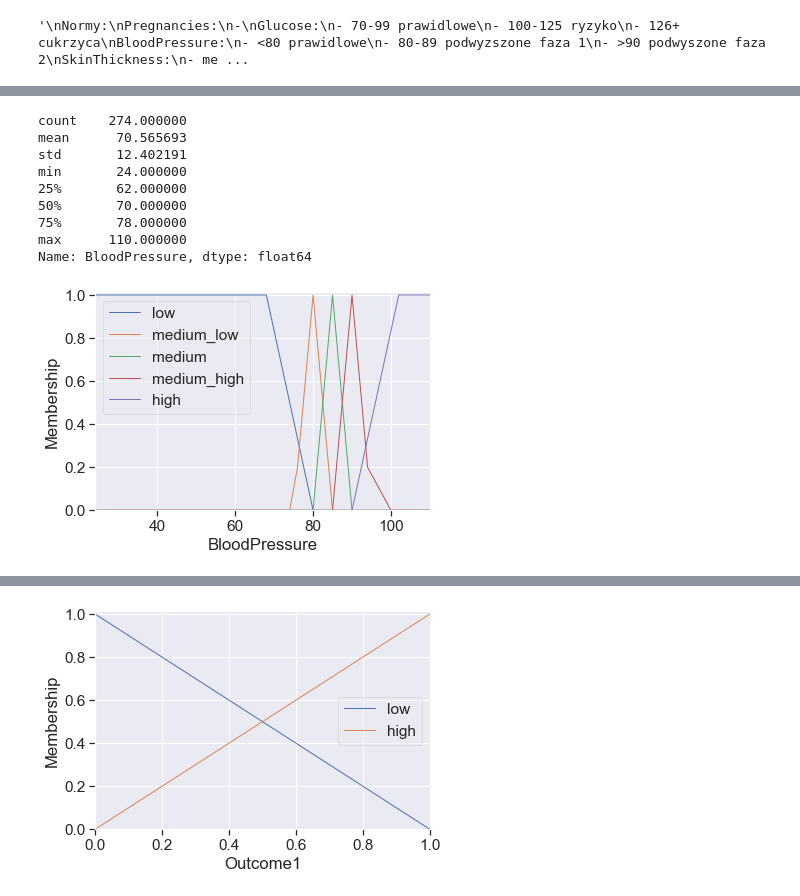
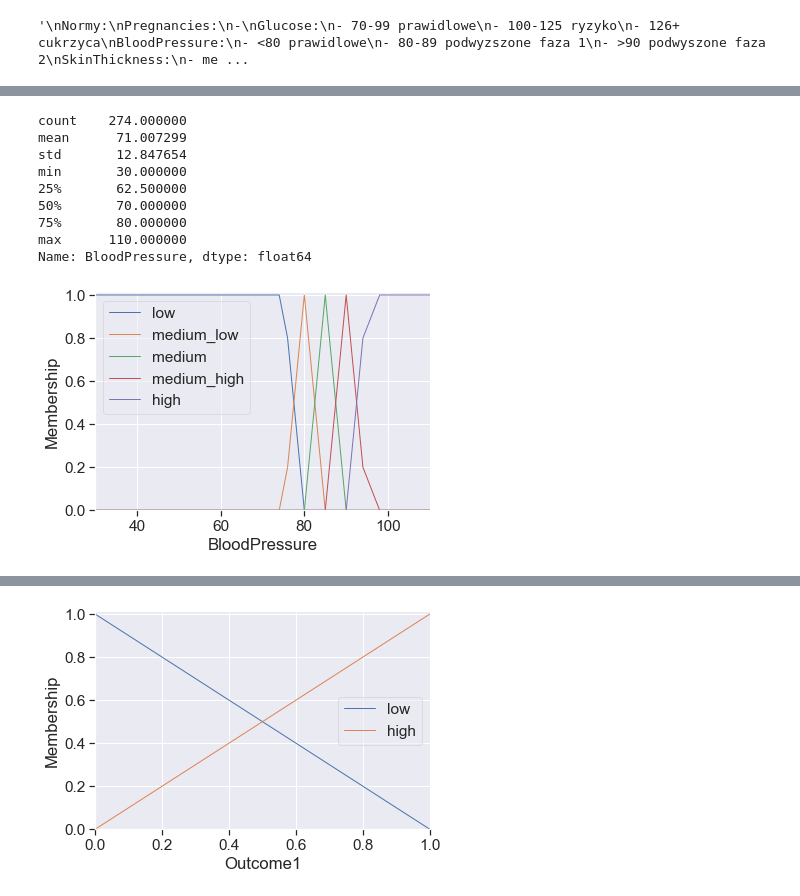
Before and after one commit to Domin8668/Projekt_SSI, a Jupyter notebook: fuzzy.ipynb, the cells around one changed output, grey strips where cells are left out. Drawn from its saved outputs; the diff is of its cells as text; code cells hidden in the pictures.

Commit message:
Changed some antecedent values

```diff
--- a/fuzzy.ipynb
+++ b/fuzzy.ipynb
@@ -167,26 +167,26 @@ max      197.000000
 Name: Glucose, dtype: float64
 [figure]
 # %%
-bloodpressure_data = training_data['BloodPressure']
-bloodpressure = ctrl.Antecedent(bloodpressure_data.sort_values(), 'BloodPressure')
-bloodpressure['low'] = fuzz.trapmf(bloodpressure.universe, [24, 24, 68, 80])
+bloodpressure_data = training_data['BloodPressure'].sort_values()
+bloodpressure = ctrl.Antecedent(bloodpressure_data, 'BloodPressure')
+bloodpressure['low'] = fuzz.trapmf(bloodpressure.universe, [24, 24, 75, 80])
 bloodpressure['medium_low'] = fuzz.trimf(bloodpressure.universe, [75, 80, 85])
 bloodpressure['medium'] = fuzz.trimf(bloodpressure.universe, [80, 85, 90])
 bloodpressure['medium_high'] = fuzz.trimf(bloodpressure.universe, [85, 90, 95])
-bloodpressure['high'] = fuzz.trapmf(bloodpressure.universe, [90, 102, 122, 122])
+bloodpressure['high'] = fuzz.trapmf(bloodpressure.universe, [90, 95, 122, 122])
 bloodpressure.view()
 bloodpressure_data.describe()
 # %% [output]
 count    274.000000
-mean      70.565693
-std       12.402191
-min       24.000000
-25%       62.000000
+mean      71.007299
+std       12.847654
+min       30.000000
+25%       62.500000
 50%       70.000000
-75%       78.000000
+75%       80.000000
 max      110.000000
 Name: BloodPressure, dtype: float64
-[figure, old version]
+[figure, new version]
 # %%
 skinthickness_data = training_data['SkinThickness']
 skinthickness = ctrl.Antecedent(skinthickness_data.sort_values(), 'SkinThickness')
```
Also changed, not shown: parts of 10 cells of this notebook.
